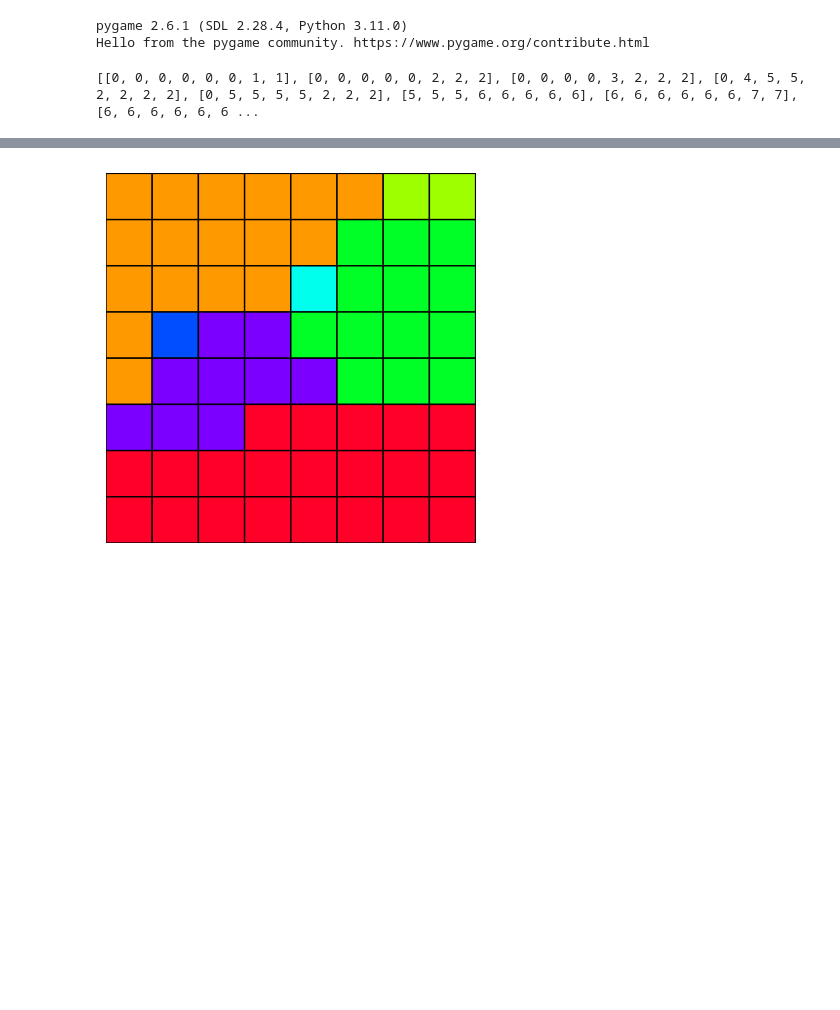
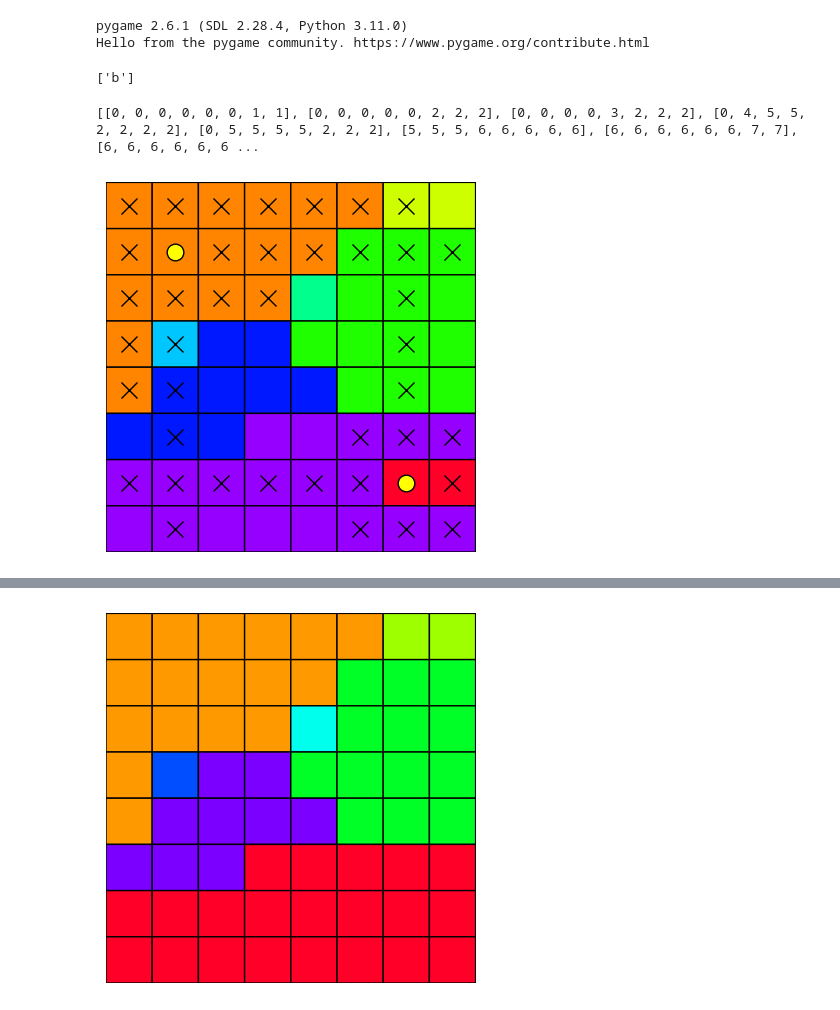
Before and after one commit to vvclin-git/py_queens, a Jupyter notebook: notebook.ipynb, the cells around one changed output, grey strips where cells are left out. Cells and saved outputs as stored; diff of their text form; code cells hidden in the pictures; blank space fills up the shorter version.

Commit message:
board class

```diff
--- a/notebook.ipynb
+++ b/notebook.ipynb
@@ -69,3 +168,11 @@ class Board:
+# %%
+a = 'a'
+b = 'b'
+c = [a, b]
+c.remove(a)
+print(c)
+# %% [output]
+['b']
 # %%
 import json
 with open('test_board.json', 'r') as f:
@@ -74,3 +181,13 @@ with open('test_board.json', 'r') as f:
 print(loaded_board)
 # %% [output]
 [[0, 0, 0, 0, 0, 0, 1, 1], [0, 0, 0, 0, 0, 2, 2, 2], [0, 0, 0, 0, 3, 2, 2, 2], [0, 4, 5, 5, 2, 2, 2, 2], [0, 5, 5, 5, 5, 2, 2, 2], [5, 5, 5, 6, 6, 6, 6, 6], [6, 6, 6, 6, 6, 6, 7, 7], [6, 6, 6, 6, 6, 6 ...
+# %%
+board = Board(loaded_board)
+
+board.place((2, 2))
+board.place((7, 7))
+# for c in board.groups[7]:
+#     c.value = 2
+board.draw()
+# %% [output]
+[figure, added]
```
Also changed, not shown: parts of 5 cells of this notebook.
